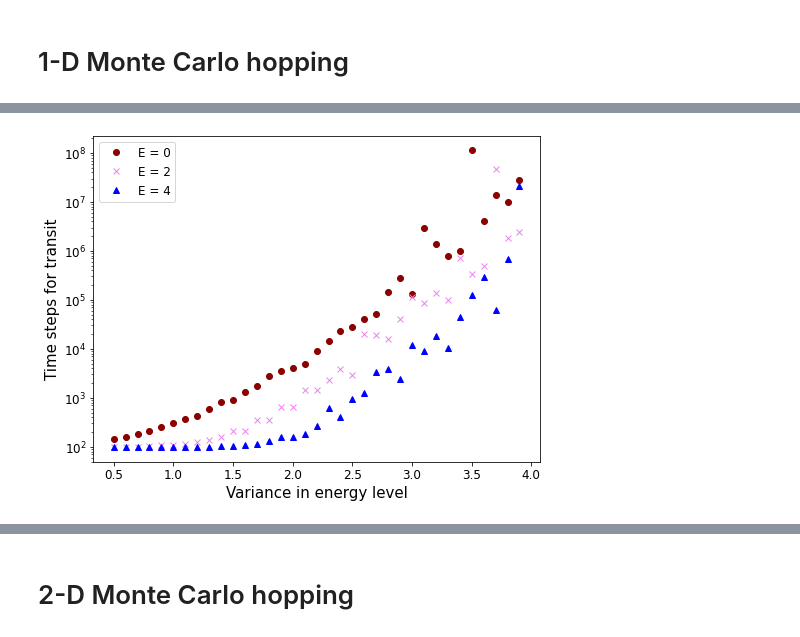
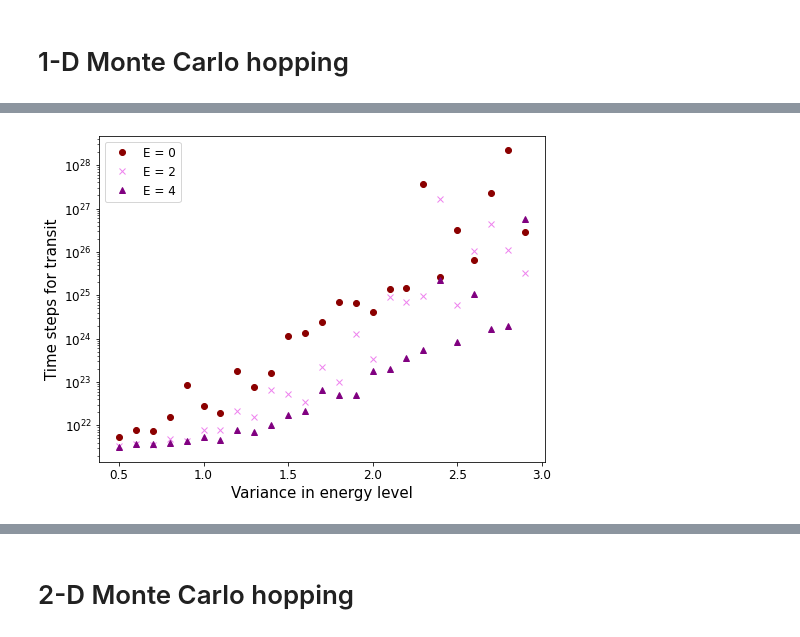
Before and after one commit to nataliemica/Monte-Carlo, a Jupyter notebook: monte_carlo_testing.ipynb, the cells around one changed output, grey strips where cells are left out. Saved outputs shown, nothing was run; the diff lists cells and outputs as text; code cells hidden in the pictures.

```diff
--- a/monte_carlo_testing.ipynb
+++ b/monte_carlo_testing.ipynb
@@ -7,10 +9,17 @@ import matplotlib.pyplot as plt
 # %% [markdown]
 # 1-D Monte Carlo hopping
 # %%
-plt.figure(figsize=(10,4))
-plt.plot(norm.rvs(scale=2, size=20), '_', ms=18, color='darkred')
+size = 20
+
+# Gaussian disorder of hopping site position and energy levels
+position = [i+norm.rvs(scale=0.2, size=1)[0] for i in range(size)]
+energy = norm.rvs(scale=2, size=20)
+
+plt.figure(figsize=(10,4)).set_facecolor('white')
+plt.plot(position, energy, '_', ms=18, color='darkred')
 plt.xticks([])
 plt.xlabel('Hopping site', fontsize=12)
 plt.ylabel('Relative energy', fontsize=12)
+plt.savefig('1D_hopping_picture.png')
 plt.show()
 # %% [output]
@@ -20,20 +29,22 @@ In my model I am considering fixed lattice sites with varied energy levels. The
 
 The functions below assume that the electron which is initialized in the first hopping site will always move forward - it only drifts throughout the device and there is no random-walk movement.
 # %%
-def initialise_1d(var, size):
-    return norm.rvs(scale=var, size=size)
+def initialize_1d(Xvar, Evar, size):
+    position = [i+norm.rvs(scale=Xvar, size=1)[0] for i in range(size)]
+    energy = norm.rvs(scale=Evar, size=size)
+    return [[position[i], energy[i]] for i in range(size)]
 
 def hop_prob_turns(Z, site, E):
-    if Z[site]+E > Z[site+1]:
-        return 1
+    if Z[site][1]+E > Z[site+1][1]:
+        return 1*np.round(1/np.exp(-(Z[site+1][0]-Z[site][1])), decimals=0)
     else:
-        return np.round(1/np.exp(-(Z[site+1]-Z[site]-E)), decimals=0)
+        return np.round(1/np.exp(-(Z[site+1][1]-Z[site][1]-E)), decimals=0)*np.round(1/np.exp(-(Z[site+1][0]-Z[site][1])), decimals=0)
 
-def transit_time(var, size, E):
-    Z = initialise_1d(var, size)
+def transit_time(Xvar, Evar, size, E):
+    Z = initialize_1d(Xvar, Evar, size)
     time = 0
     x = 0
-    while x < len(Z)-1:
+    while x < size-1:
         time += hop_prob_turns(Z, x, E)
         x += 1
     return time
@@ -51,18 +66,19 @@ plt.show()
 # %%
-variance = np.arange(0.5,4,0.1)
-plt.figure(figsize=(8,6))
-plt.plot(variance, [mean([transit_time(i, 100, 0) for runs in range(100)]) for i in variance],
+Evariance = np.arange(0.5,3,0.1)
+plt.figure(figsize=(8,6)).set_facecolor('white')
+plt.plot(Evariance, [mean([transit_time(0.2, i, 50, 0) for runs in range(100)]) for i in Evariance],
          'o', color='darkred', label='E = 0')
-plt.plot(variance, [mean([transit_time(i, 100, 2) for runs in range(100)]) for i in variance],
+plt.plot(Evariance, [mean([transit_time(0.2, i, 50, 2) for runs in range(100)]) for i in Evariance],
          'x', color='violet', label='E = 2')
-plt.plot(variance, [mean([transit_time(i, 100, 4) for runs in range(100)]) for i in variance],
-         '^', color='blue', label='E = 4')
+plt.plot(Evariance, [mean([transit_time(0.2, i, 50, 4) for runs in range(100)]) for i in Evariance],
+         '^', color='purple', label='E = 4')
 plt.ylabel('Time steps for transit', fontsize=15)
 plt.xlabel('Variance in energy level', fontsize=15)
 plt.yscale('log')
 plt.yticks(fontsize=12)
 plt.xticks(fontsize=12)
 plt.legend(fontsize=12)
+plt.savefig('1D_Evar.png')
 plt.show()
 # %% [output]
-[figure, old version]
+[figure, new version]
```
Also changed, not shown: parts of 9 cells of this notebook, 5 other files.
